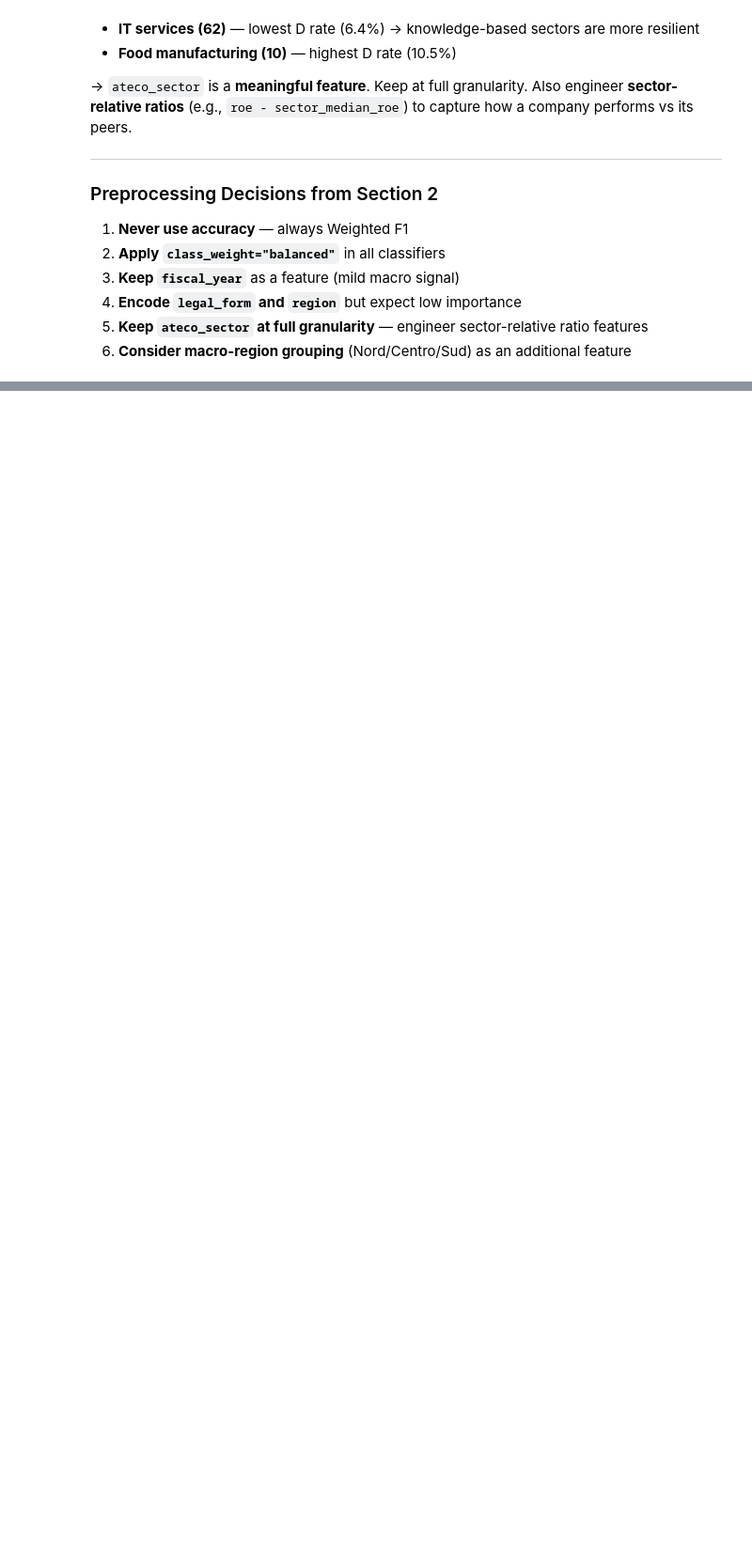
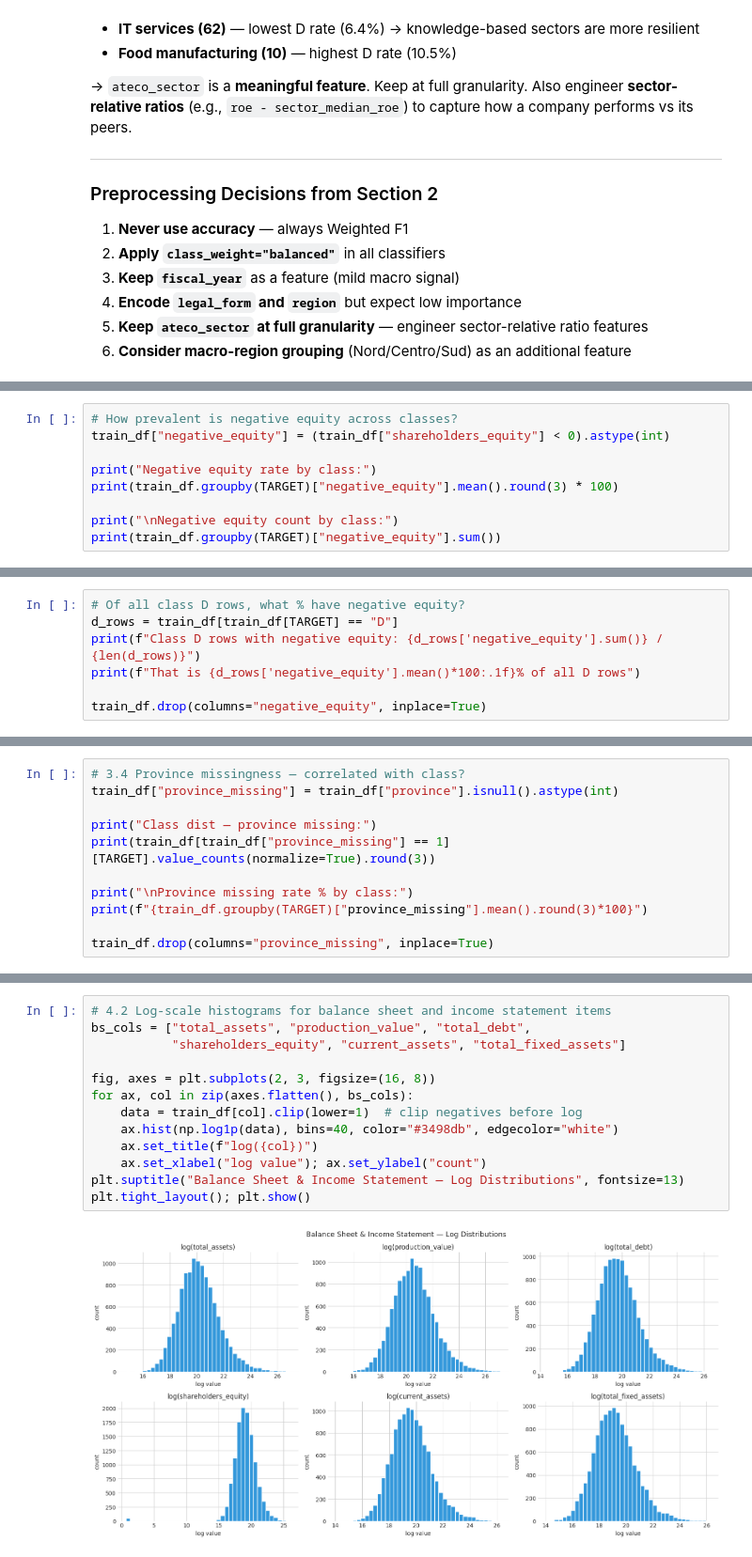
Before and after one commit to LolloPaz/ifc, a Jupyter notebook: notebooks/01_eda.ipynb, the cells around one changed output, grey strips where cells are left out. Shown at 94% size. Cells and saved outputs as stored; diff of their text form; blank space fills up the shorter version.

```diff
--- a/notebooks/01_eda.ipynb
+++ b/notebooks/01_eda.ipynb
@@ -553,0 +606,9 @@ capture how a company performs vs its peers.
+# %%
+# How prevalent is negative equity across classes?
+train_df["negative_equity"] = (train_df["shareholders_equity"] < 0).astype(int)
+
+print("Negative equity rate by class:")
+print(train_df.groupby(TARGET)["negative_equity"].mean().round(3) * 100)
+
+print("\nNegative equity count by class:")
+print(train_df.groupby(TARGET)["negative_equity"].sum())
@@ -553,0 +631,7 @@ capture how a company performs vs its peers.
+# %%
+# Of all class D rows, what % have negative equity?
+d_rows = train_df[train_df[TARGET] == "D"]
+print(f"Class D rows with negative equity: {d_rows['negative_equity'].sum()} / {len(d_rows)}")
+print(f"That is {d_rows['negative_equity'].mean()*100:.1f}% of all D rows")
+
+train_df.drop(columns="negative_equity", inplace=True)
@@ -553,0 +641,11 @@ capture how a company performs vs its peers.
+# %%
+# 3.4 Province missingness — correlated with class?
+train_df["province_missing"] = train_df["province"].isnull().astype(int)
+
+print("Class dist — province missing:")
+print(train_df[train_df["province_missing"] == 1][TARGET].value_counts(normalize=True).round(3))
+
+print("\nProvince missing rate % by class:")
+print(f"{train_df.groupby(TARGET)["province_missing"].mean().round(3)*100}")
+
+train_df.drop(columns="province_missing", inplace=True)
@@ -553,0 +806,15 @@ capture how a company performs vs its peers.
+# %%
+# 4.2 Log-scale histograms for balance sheet and income statement items
+bs_cols = ["total_assets", "production_value", "total_debt",
+           "shareholders_equity", "current_assets", "total_fixed_assets"]
+
+fig, axes = plt.subplots(2, 3, figsize=(16, 8))
+for ax, col in zip(axes.flatten(), bs_cols):
+    data = train_df[col].clip(lower=1)  # clip negatives before log
+    ax.hist(np.log1p(data), bins=40, color="#3498db", edgecolor="white")
+    ax.set_title(f"log({col})")
+    ax.set_xlabel("log value"); ax.set_ylabel("count")
+plt.suptitle("Balance Sheet & Income Statement — Log Distributions", fontsize=13)
+plt.tight_layout(); plt.show()
+# %% [output]
+[figure, added]
```
Also changed, not shown: parts of 25 cells of this notebook, 1 other file.
